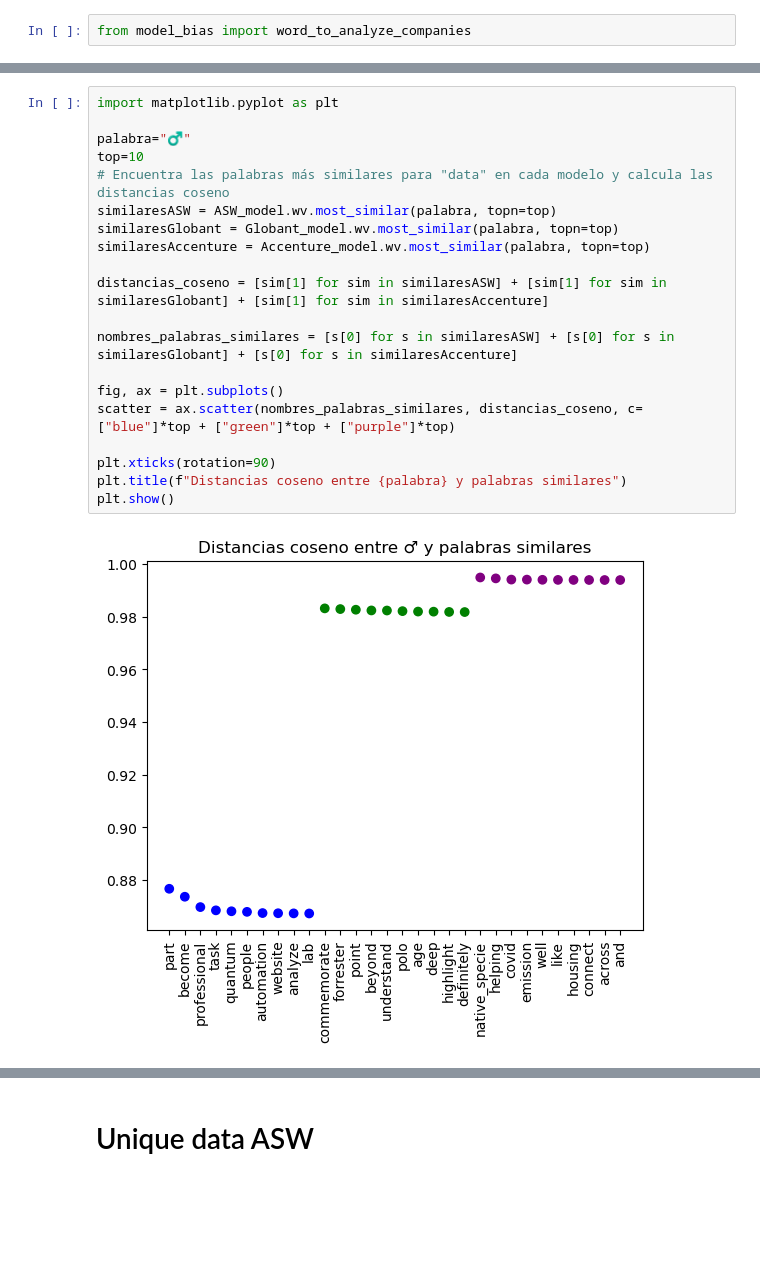
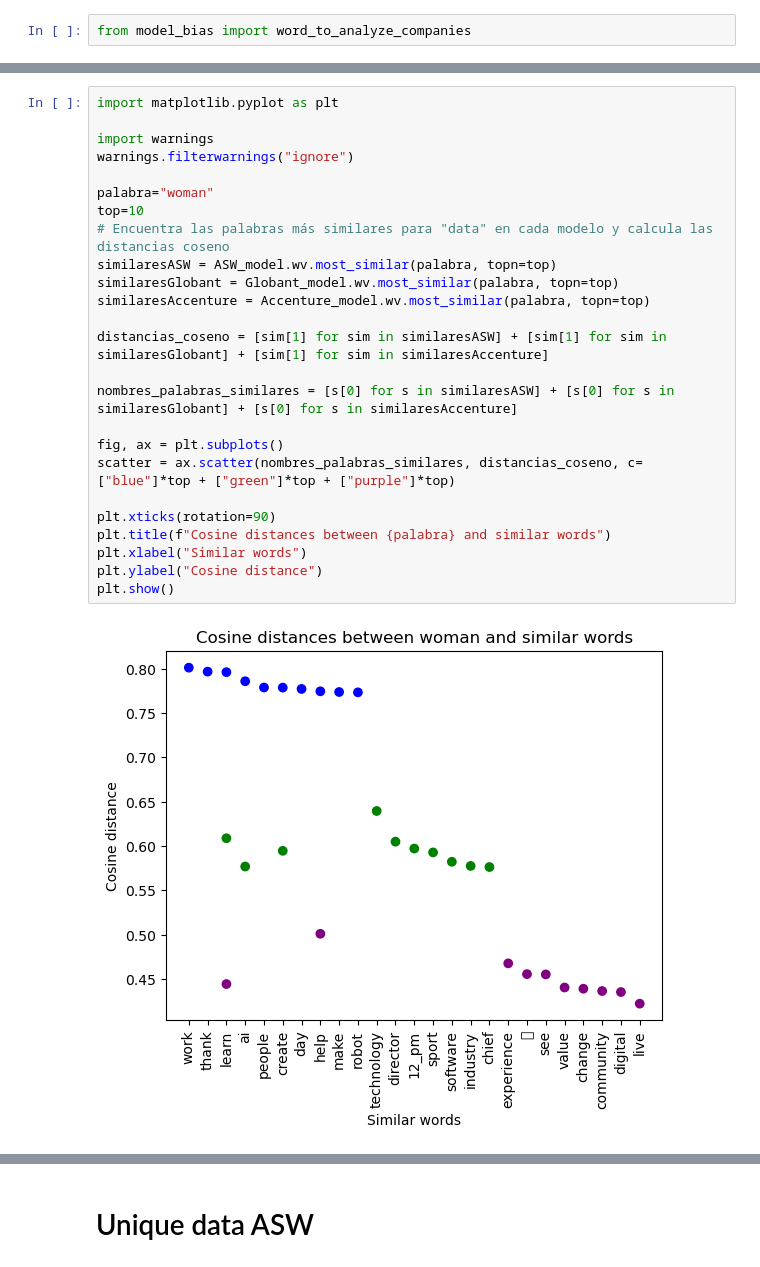
Before and after one commit to williamasesoftware/Research_bias, a Jupyter notebook: Competitors/BIAS_companies_comparation.ipynb, the cells around one changed output, grey strips where cells are left out. Saved outputs shown, nothing was run; the diff lists cells and outputs as text; blank space fills up the shorter version.

```diff
--- a/Competitors/BIAS_companies_comparation.ipynb
+++ b/Competitors/BIAS_companies_comparation.ipynb
@@ -105,25 +101,30 @@ plt.show()
 # %%
 import matplotlib.pyplot as plt
 
-palabra="♂"
+import warnings
+warnings.filterwarnings("ignore")
+
+palabra="woman"
 top=10
 # Encuentra las palabras más similares para "data" en cada modelo y calcula las distancias coseno
 similaresASW = ASW_model.wv.most_similar(palabra, topn=top)
 similaresGlobant = Globant_model.wv.most_similar(palabra, topn=top)
 similaresAccenture = Accenture_model.wv.most_similar(palabra, topn=top)
 
 distancias_coseno = [sim[1] for sim in similaresASW] + [sim[1] for sim in similaresGlobant] + [sim[1] for sim in similaresAccenture]
 
 nombres_palabras_similares = [s[0] for s in similaresASW] + [s[0] for s in similaresGlobant] + [s[0] for s in similaresAccenture]
 
 fig, ax = plt.subplots()
 scatter = ax.scatter(nombres_palabras_similares, distancias_coseno, c=["blue"]*top + ["green"]*top + ["purple"]*top)
 
 plt.xticks(rotation=90)
-plt.title(f"Distancias coseno entre {palabra} y palabras similares")
+plt.title(f"Cosine distances between {palabra} and similar words")
+plt.xlabel("Similar words")
+plt.ylabel("Cosine distance")
 plt.show()
 # %% [output]
-[figure, old version]
+[figure, new version]
 # %%
 import numpy as np
 import matplotlib.pyplot as plt
```
Also changed, not shown: parts of 27 cells of this notebook, 2 other files.
